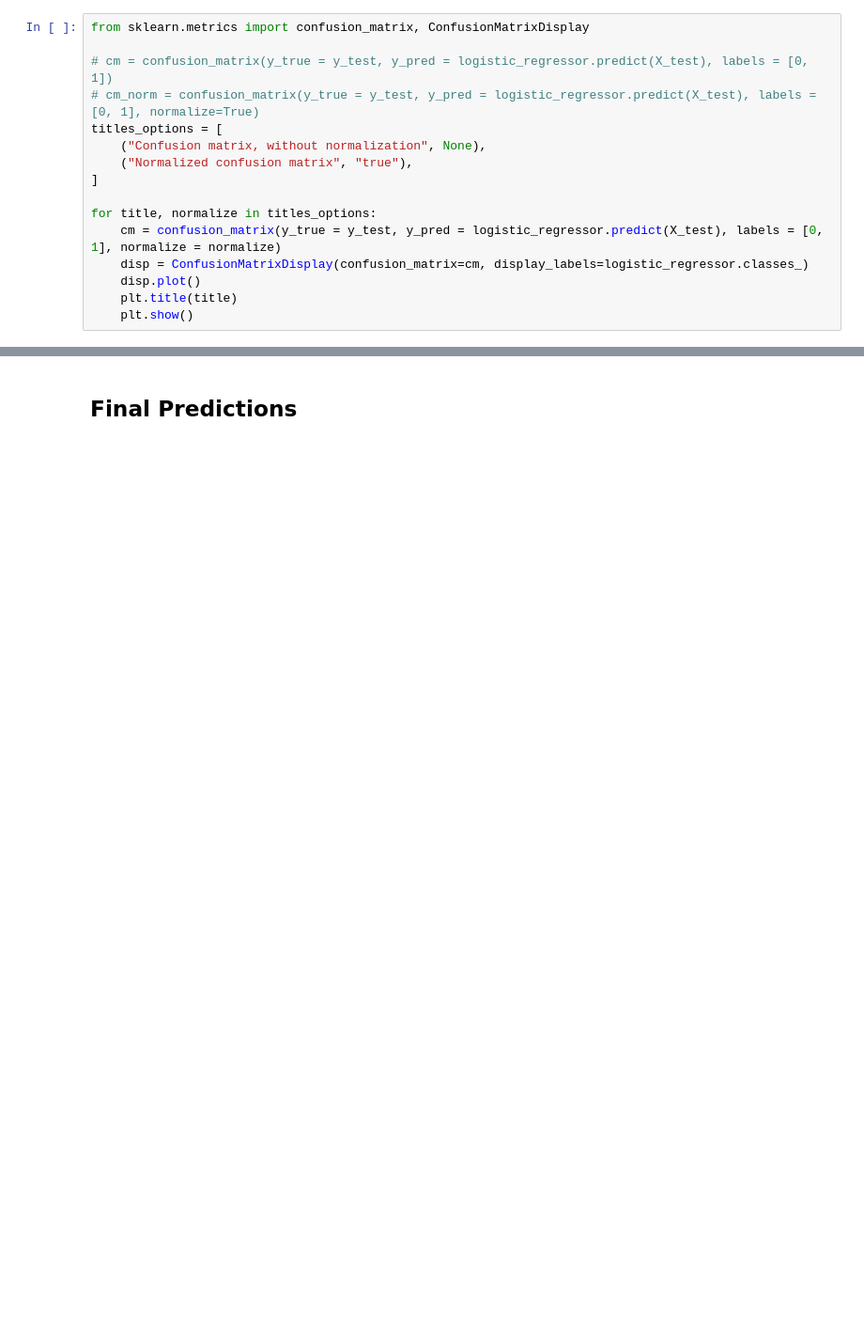
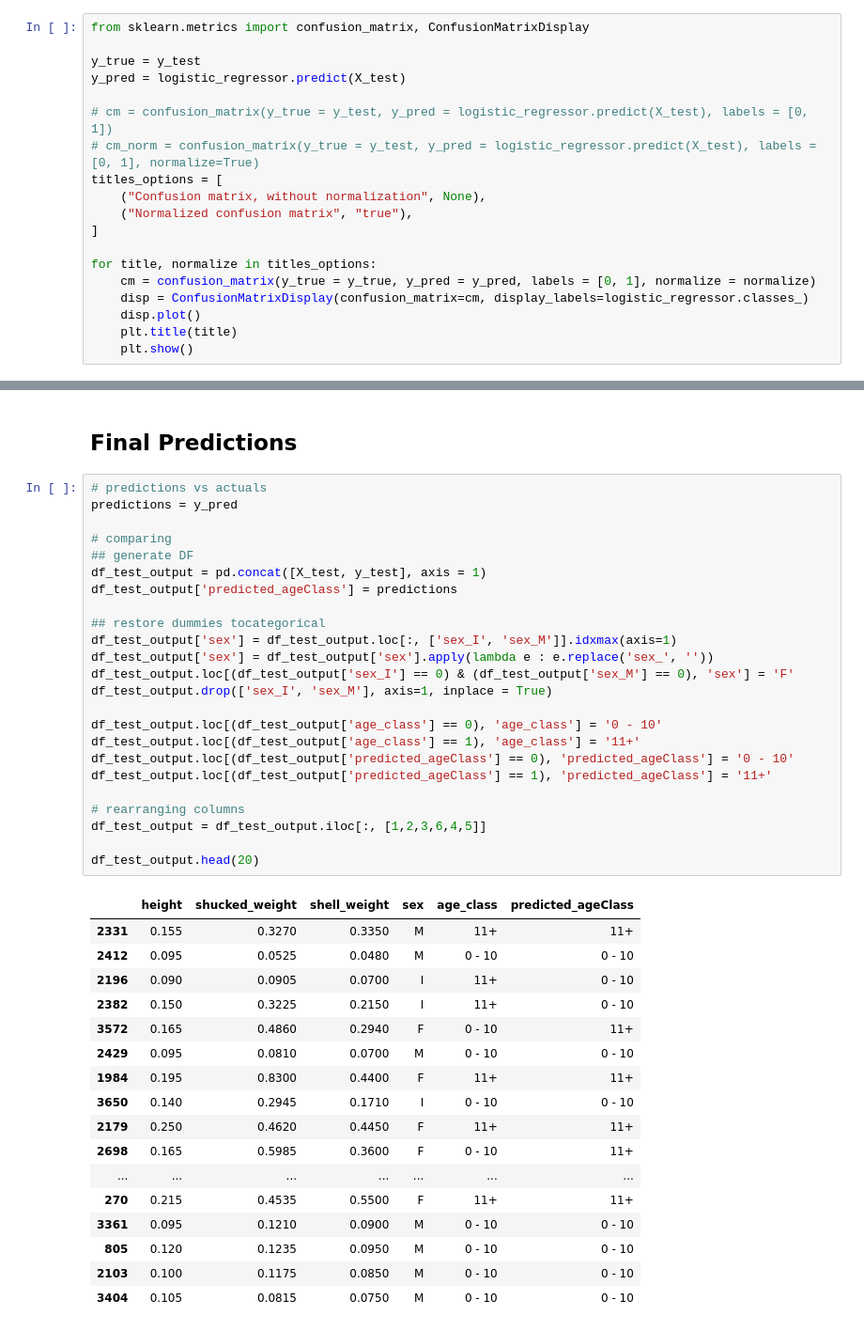
Before and after one commit to faheemrajwadkar/Abalone-Classification, a Jupyter notebook: Abalone - Logistic Regression.ipynb, the cells around one changed output, grey strips where cells are left out. Shown at 94% size. Saved outputs shown, nothing was run; the diff lists cells and outputs as text; blank space fills up the shorter version.

```diff
--- a/Abalone - Logistic Regression.ipynb
+++ b/Abalone - Logistic Regression.ipynb
@@ -490,5 +492,8 @@ cv_results.sort_values(by = 'mean_test_score', ascending = False).head()
 # %%
 from sklearn.metrics import confusion_matrix, ConfusionMatrixDisplay
+
+y_true = y_test
+y_pred = logistic_regressor.predict(X_test)
 
 # cm = confusion_matrix(y_true = y_test, y_pred = logistic_regressor.predict(X_test), labels = [0, 1])
 # cm_norm = confusion_matrix(y_true = y_test, y_pred = logistic_regressor.predict(X_test), labels = [0, 1], normalize=True)
@@ -498,7 +503,7 @@ titles_options = [
 ]
 
 for title, normalize in titles_options:
-    cm = confusion_matrix(y_true = y_test, y_pred = logistic_regressor.predict(X_test), labels = [0, 1], normalize = normalize)
+    cm = confusion_matrix(y_true = y_true, y_pred = y_pred, labels = [0, 1], normalize = normalize)
     disp = ConfusionMatrixDisplay(confusion_matrix=cm, display_labels=logistic_regressor.classes_)
     disp.plot()
     plt.title(title)
@@ -509,2 +580,44 @@ for title, normalize in titles_options:
 # %% [markdown]
 ## Final Predictions
+# %%
+# predictions vs actuals
+predictions = y_pred
+
+# comparing
+## generate DF
+df_test_output = pd.concat([X_test, y_test], axis = 1)
+df_test_output['predicted_ageClass'] = predictions
+
+## restore dummies tocategorical
+df_test_output['sex'] = df_test_output.loc[:, ['sex_I', 'sex_M']].idxmax(axis=1)
+df_test_output['sex'] = df_test_output['sex'].apply(lambda e : e.replace('sex_', ''))
+df_test_output.loc[(df_test_output['sex_I'] == 0) & (df_test_output['sex_M'] == 0), 'sex'] = 'F'
+df_test_output.drop(['sex_I', 'sex_M'], axis=1, inplace = True)
+
+df_test_output.loc[(df_test_output['age_class'] == 0), 'age_class'] = '0 - 10'
+df_test_output.loc[(df_test_output['age_class'] == 1), 'age_class'] = '11+'
+df_test_output.loc[(df_test_output['predicted_ageClass'] == 0), 'predicted_ageClass'] = '0 - 10'
+df_test_output.loc[(df_test_output['predicted_ageClass'] == 1), 'predicted_ageClass'] = '11+'
+
+# rearranging columns
+df_test_output = df_test_output.iloc[:, [1,2,3,6,4,5]]
+
+df_test_output.head(20)
+# %% [output]
+|  | height | shucked_weight | shell_weight | sex | age_class | predicted_ageClass |
+| 2331 | 0.155 | 0.3270 | 0.3350 | M | 11+ | 11+ |
+| 2412 | 0.095 | 0.0525 | 0.0480 | M | 0 - 10 | 0 - 10 |
+| 2196 | 0.090 | 0.0905 | 0.0700 | I | 11+ | 0 - 10 |
+| 2382 | 0.150 | 0.3225 | 0.2150 | I | 11+ | 0 - 10 |
+| 3572 | 0.165 | 0.4860 | 0.2940 | F | 0 - 10 | 11+ |
+| 2429 | 0.095 | 0.0810 | 0.0700 | M | 0 - 10 | 0 - 10 |
+| 1984 | 0.195 | 0.8300 | 0.4400 | F | 11+ | 11+ |
+| 3650 | 0.140 | 0.2945 | 0.1710 | I | 0 - 10 | 0 - 10 |
+| 2179 | 0.250 | 0.4620 | 0.4450 | F | 11+ | 11+ |
+| 2698 | 0.165 | 0.5985 | 0.3600 | F | 0 - 10 | 11+ |
+| ... | ... | ... | ... | ... | ... | ... |
+| 270 | 0.215 | 0.4535 | 0.5500 | F | 11+ | 11+ |
+| 3361 | 0.095 | 0.1210 | 0.0900 | M | 0 - 10 | 0 - 10 |
+| 805 | 0.120 | 0.1235 | 0.0950 | M | 0 - 10 | 0 - 10 |
+| 2103 | 0.100 | 0.1175 | 0.0850 | M | 0 - 10 | 0 - 10 |
+| 3404 | 0.105 | 0.0815 | 0.0750 | M | 0 - 10 | 0 - 10 |
```
Also changed, not shown: parts of 13 cells of this notebook.
